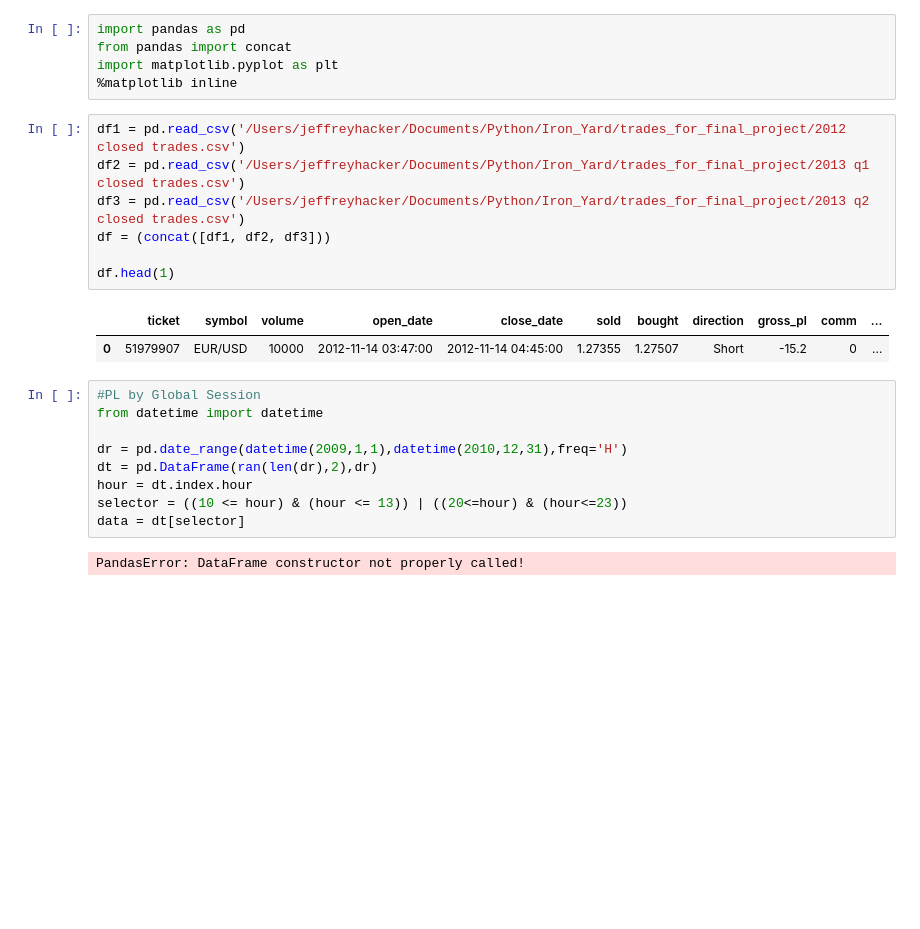
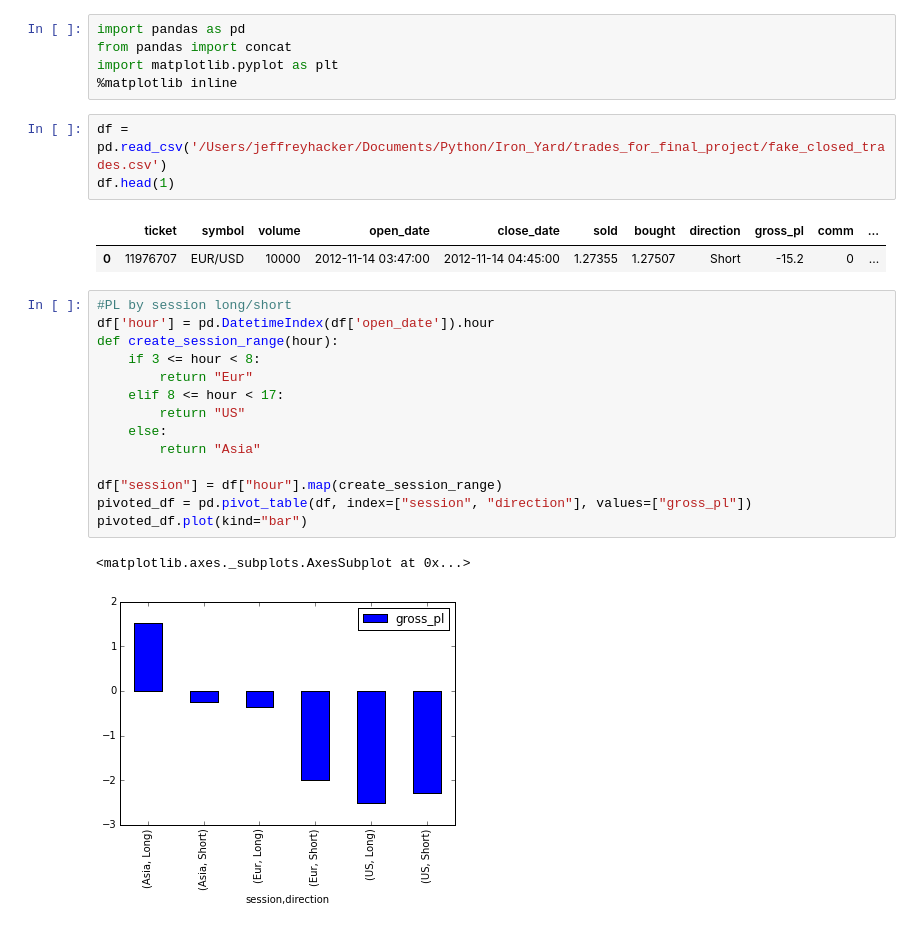
Before and after one commit to JeffHacker/TIY-final-project, a Jupyter notebook: data for models.ipynb, the cells around one changed output. Saved outputs shown, nothing was run; the diff lists cells and outputs as text; blank space fills up the shorter version.

```diff
--- a/data for models.ipynb
+++ b/data for models.ipynb
@@ -3,24 +3,26 @@ import pandas as pd
 from pandas import concat
 import matplotlib.pyplot as plt
 %matplotlib inline
-# %%
-df1 = pd.read_csv('/Users/jeffreyhacker/Documents/Python/Iron_Yard/trades_for_final_project/2012 closed trades.csv')
-df2 = pd.read_csv('/Users/jeffreyhacker/Documents/Python/Iron_Yard/trades_for_final_project/2013 q1 closed trades.csv')
-df3 = pd.read_csv('/Users/jeffreyhacker/Documents/Python/Iron_Yard/trades_for_final_project/2013 q2 closed trades.csv')
-df = (concat([df1, df2, df3]))
-
-df.head(1)
-# %% [output]
-|  | ticket | symbol | volume | open_date | close_date | sold | bought | direction | gross_pl | comm | ... |
-| 0 | 51979907 | EUR/USD | 10000 | 2012-11-14 03:47:00 | 2012-11-14 04:45:00 | 1.27355 | 1.27507 | Short | -15.2 | 0 | ... |
-# %%
-#PL by Global Session
-from datetime import datetime
-
-dr = pd.date_range(datetime(2009,1,1),datetime(2010,12,31),freq='H')
-dt = pd.DataFrame(ran(len(dr),2),dr)
-hour = dt.index.hour
-selector = ((10 <= hour) & (hour <= 13)) | ((20<=hour) & (hour<=23))
-data = dt[selector]
-# %% [output]
-PandasError: DataFrame constructor not properly called!
+# %%
+df = pd.read_csv('/Users/jeffreyhacker/Documents/Python/Iron_Yard/trades_for_final_project/fake_closed_trades.csv')
+df.head(1)
+# %% [output]
+|  | ticket | symbol | volume | open_date | close_date | sold | bought | direction | gross_pl | comm | ... |
+| 0 | 11976707 | EUR/USD | 10000 | 2012-11-14 03:47:00 | 2012-11-14 04:45:00 | 1.27355 | 1.27507 | Short | -15.2 | 0 | ... |
+# %%
+#PL by session long/short
+df['hour'] = pd.DatetimeIndex(df['open_date']).hour
+def create_session_range(hour):
+    if 3 <= hour < 8:
+        return "Eur"
+    elif 8 <= hour < 17:
+        return "US"
+    else:
+        return "Asia"
+
+df["session"] = df["hour"].map(create_session_range)
+pivoted_df = pd.pivot_table(df, index=["session", "direction"], values=["gross_pl"])
+pivoted_df.plot(kind="bar")
+# %% [output]
+<matplotlib.axes._subplots.AxesSubplot at 0x...>
+[figure, added]
```
Also changed, not shown: parts of 7 cells of this notebook, 3 other files.
